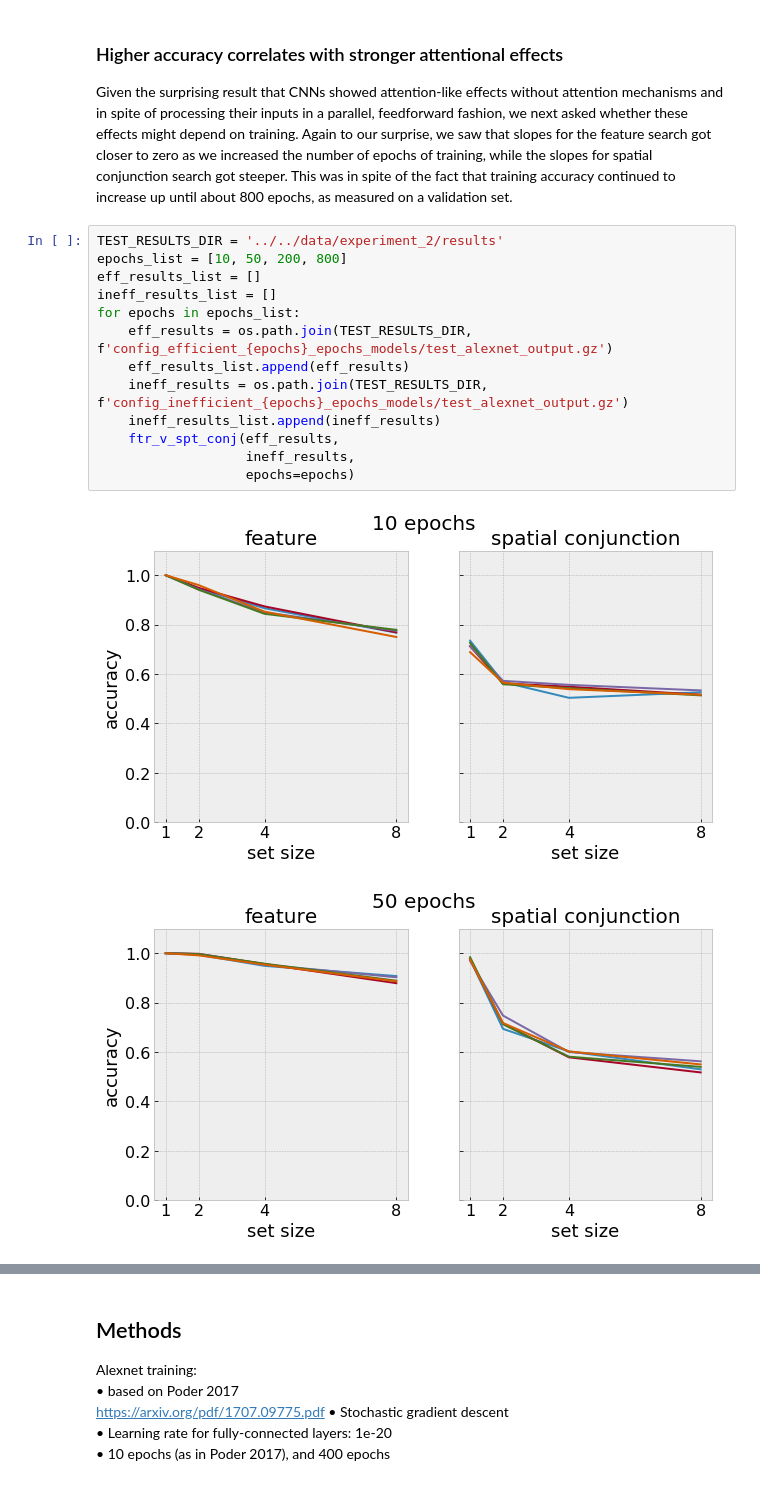
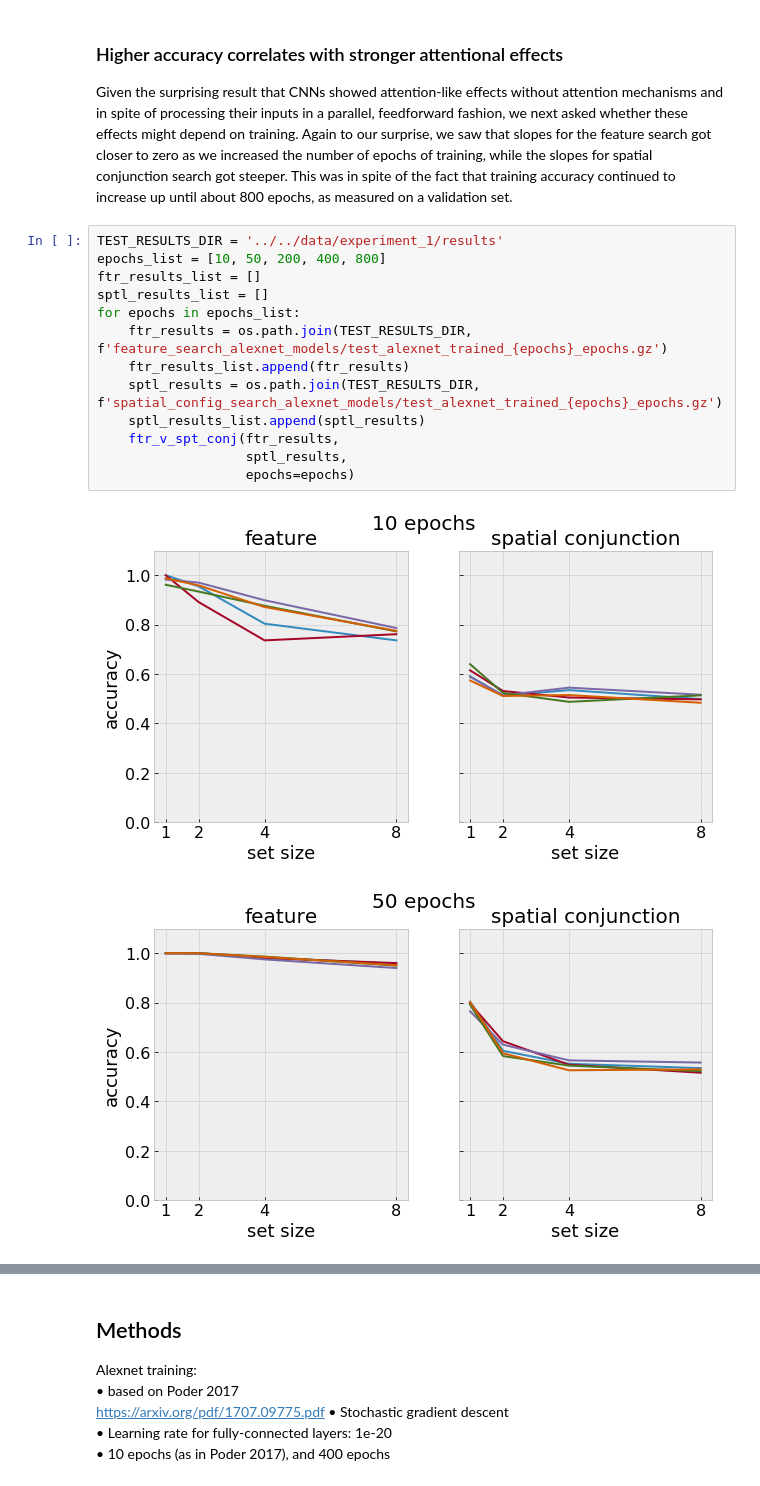
Before and after one commit to NickleDave/visual-search-nets, a Jupyter notebook: docs/notebooks/results.ipynb, the cells around one changed output, grey strips where cells are left out. Cells and saved outputs as stored; diff of their text form.

```diff
--- a/docs/notebooks/results.ipynb
+++ b/docs/notebooks/results.ipynb
@@ -56,18 +56,18 @@ ftr_v_spt_conj(eff_400_results,
 ### Higher accuracy correlates with stronger attentional effects
 Given the surprising result that CNNs showed attention-like effects without attention mechanisms and in spite of processing their inputs in a parallel, feedforward fashion, we next asked whether these effects might depend on training. Again to our surprise, we saw that slopes for the feature search got closer to zero as we increased the number of epochs of training, while the slopes for spatial conjunction search got steeper. This was in spite of the fact that training accuracy continued to increase up until about 800 epochs, as measured on a validation set.
 # %%
-TEST_RESULTS_DIR = '../../data/experiment_2/results'
-epochs_list = [10, 50, 200, 800]
-eff_results_list = []
-ineff_results_list = []
+TEST_RESULTS_DIR = '../../data/experiment_1/results'
+epochs_list = [10, 50, 200, 400, 800]
+ftr_results_list = []
+sptl_results_list = []
 for epochs in epochs_list:
-    eff_results = os.path.join(TEST_RESULTS_DIR, f'config_efficient_{epochs}_epochs_models/test_alexnet_output.gz')
-    eff_results_list.append(eff_results)
-    ineff_results = os.path.join(TEST_RESULTS_DIR, f'config_inefficient_{epochs}_epochs_models/test_alexnet_output.gz')
-    ineff_results_list.append(ineff_results)
-    ftr_v_spt_conj(eff_results,
-                   ineff_results,
+    ftr_results = os.path.join(TEST_RESULTS_DIR, f'feature_search_alexnet_models/test_alexnet_trained_{epochs}_epochs.gz')
+    ftr_results_list.append(ftr_results)
+    sptl_results = os.path.join(TEST_RESULTS_DIR, f'spatial_config_search_alexnet_models/test_alexnet_trained_{epochs}_epochs.gz')
+    sptl_results_list.append(sptl_results)
+    ftr_v_spt_conj(ftr_results,
+                   sptl_results,
                    epochs=epochs)
 # %% [output]
-[figure, old version]
+[figure, new version]
-[figure, old version]
+[figure, new version]
```
Also changed, not shown: parts of 4 cells of this notebook, 1 other file.
